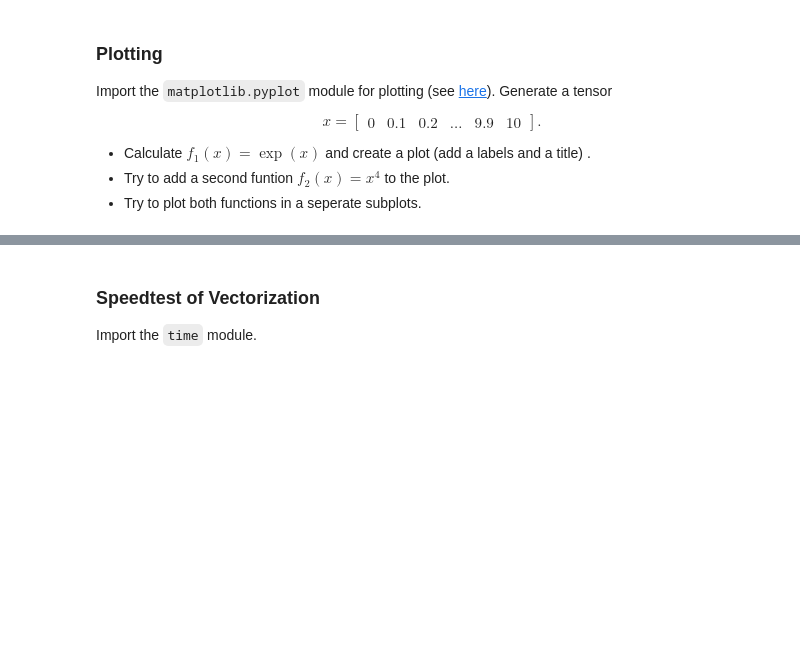
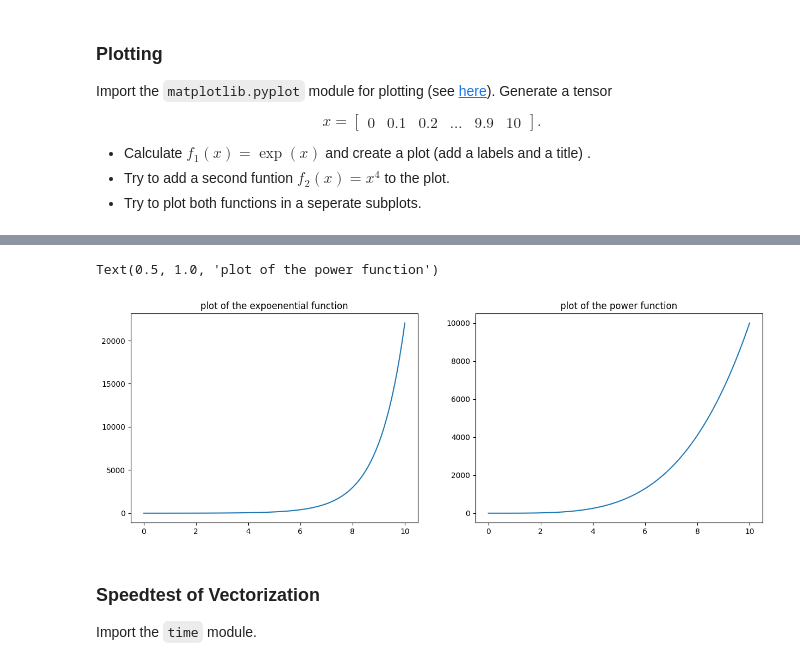
Before and after one commit to VinKKAP/Introduction-to-Deep-Learning, a Jupyter notebook: Tutorials/tutorial_1.ipynb, the cells around one changed output, grey strips where cells are left out. Cells and saved outputs as stored; diff of their text form; code cells hidden in the pictures; blank space fills up the shorter version.

```diff
--- a/Tutorials/tutorial_1.ipynb
+++ b/Tutorials/tutorial_1.ipynb
@@ -370,3 +399,16 @@ plt.show()
+# %%
+fig = plt.figure(figsize=(15,5))
+
+plt.subplot(1,2,1)
+plt.plot(x,f1_x)
+plt.title("plot of the expoenential function")
+
+plt.subplot(1,2,2)
+plt.plot(x, torch.pow(x,4))
+plt.title("plot of the power function")
+# %% [output]
+Text(0.5, 1.0, 'plot of the power function')
+[figure, added]
 # %% [markdown]
  ### Speedtest of Vectorization
 
```
Also changed, not shown: parts of 13 cells of this notebook, 1 other file.
